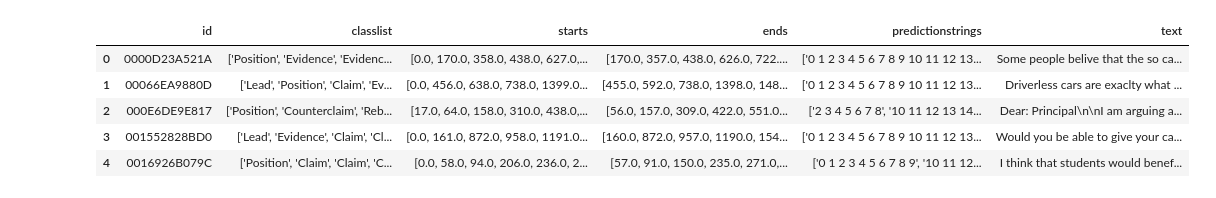
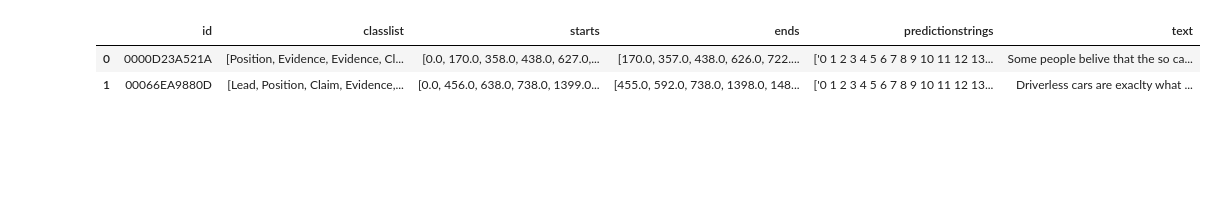
Before and after one commit to abdel-ely-ds/kaggle-feedback, a Jupyter notebook: visualize.ipynb, the cells around one changed output. Drawn from its saved outputs; the diff is of its cells as text; code cells hidden in the pictures; blank space fills up the shorter version.

```diff
--- a/visualize.ipynb
+++ b/visualize.ipynb
@@ -17,9 +20,6 @@ filenames = os.listdir(MAIN_PATH + TRAIN)
 # %%
-transformed_data.head()
+transformed_data.head(2)
 # %% [output]
 |  | id | classlist | starts | ends | predictionstrings | text |
-| 0 | 0000D23A521A | ['Position', 'Evidence', 'Evidenc... | [0.0, 170.0, 358.0, 438.0, 627.0,... | [170.0, 357.0, 438.0, 626.0, 722.... | ['0 1 2 3 4 5 6 7 8 9 10 11 12 13... | Some people belive that the so ca... |
-| 1 | 00066EA9880D | ['Lead', 'Position', 'Claim', 'Ev... | [0.0, 456.0, 638.0, 738.0, 1399.0... | [455.0, 592.0, 738.0, 1398.0, 148... | ['0 1 2 3 4 5 6 7 8 9 10 11 12 13... | Driverless cars are exaclty what ... |
-| 2 | 000E6DE9E817 | ['Position', 'Counterclaim', 'Reb... | [17.0, 64.0, 158.0, 310.0, 438.0,... | [56.0, 157.0, 309.0, 422.0, 551.0... | ['2 3 4 5 6 7 8', '10 11 12 13 14... | Dear: Principal\n\nI am arguing a... |
-| 3 | 001552828BD0 | ['Lead', 'Evidence', 'Claim', 'Cl... | [0.0, 161.0, 872.0, 958.0, 1191.0... | [160.0, 872.0, 957.0, 1190.0, 154... | ['0 1 2 3 4 5 6 7 8 9 10 11 12 13... | Would you be able to give your ca... |
-| 4 | 0016926B079C | ['Position', 'Claim', 'Claim', 'C... | [0.0, 58.0, 94.0, 206.0, 236.0, 2... | [57.0, 91.0, 150.0, 235.0, 271.0,... | ['0 1 2 3 4 5 6 7 8 9', '10 11 12... | I think that students would benef... |
+| 0 | 0000D23A521A | [Position, Evidence, Evidence, Cl... | [0.0, 170.0, 358.0, 438.0, 627.0,... | [170.0, 357.0, 438.0, 626.0, 722.... | ['0 1 2 3 4 5 6 7 8 9 10 11 12 13... | Some people belive that the so ca... |
+| 1 | 00066EA9880D | [Lead, Position, Claim, Evidence,... | [0.0, 456.0, 638.0, 738.0, 1399.0... | [455.0, 592.0, 738.0, 1398.0, 148... | ['0 1 2 3 4 5 6 7 8 9 10 11 12 13... | Driverless cars are exaclty what ... |
```
Also changed, not shown: parts of 8 cells of this notebook, 1 other file.
